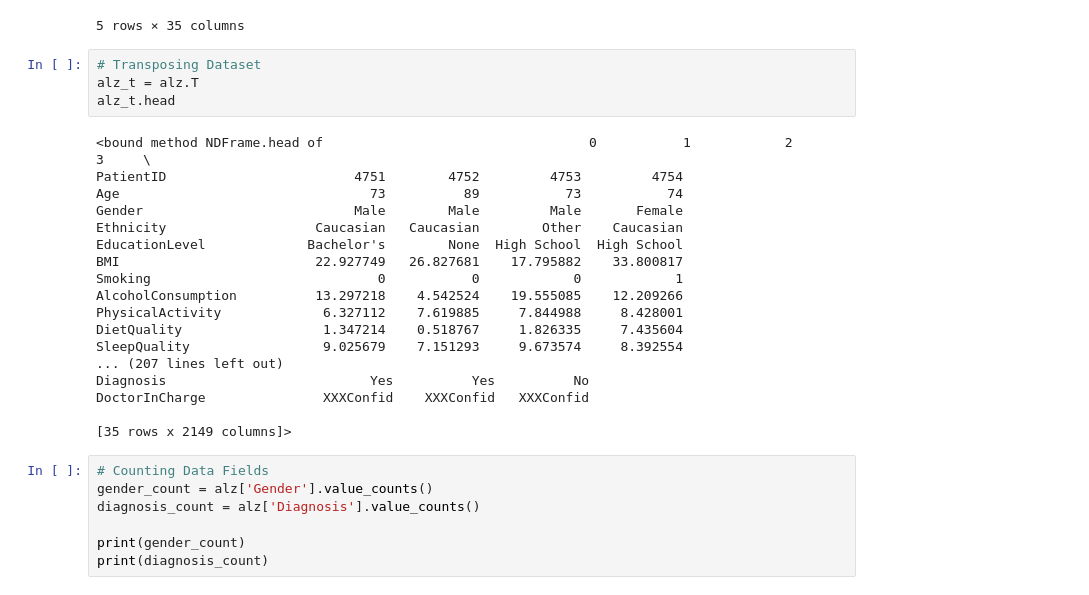
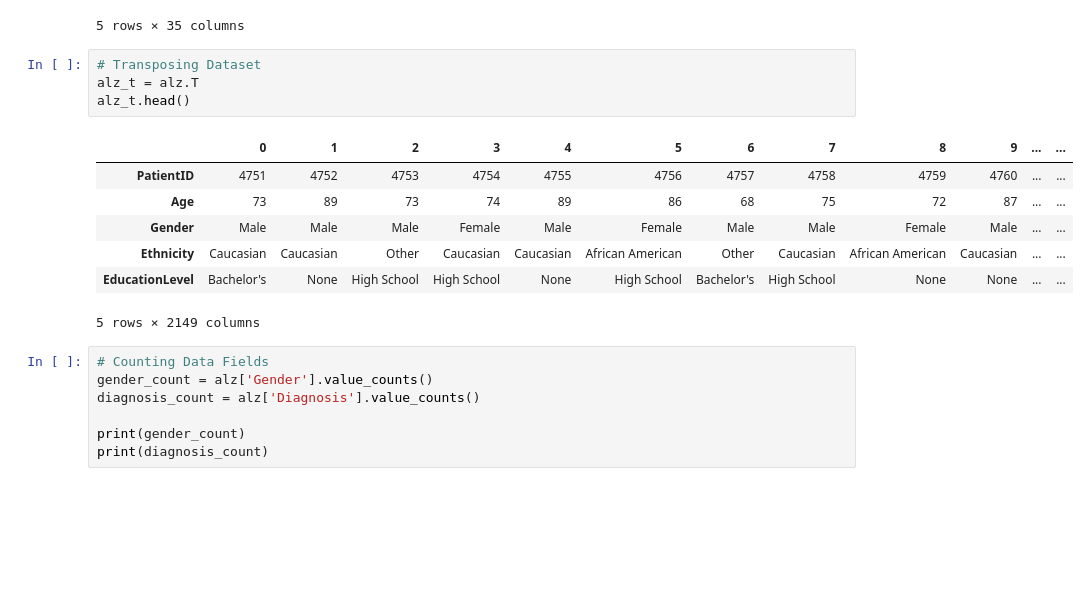
Before and after one commit to vivhoang84/DS-Alzheimer-Prediction, a Jupyter notebook: Alzheimer.ipynb, the cells around one changed output. Drawn from its saved outputs; the diff is of its cells as text; blank space fills up the shorter version.

```diff
--- a/Alzheimer.ipynb
+++ b/Alzheimer.ipynb
@@ -111,25 +101,15 @@ alz.head()
 # %%
 # Transposing Dataset
 alz_t = alz.T
-alz_t.head
+alz_t.head()
 # %% [output]
+|  | 0 | 1 | 2 | 3 | 4 | 5 | 6 | 7 | 8 | 9 | ... | ... |
+| PatientID | 4751 | 4752 | 4753 | 4754 | 4755 | 4756 | 4757 | 4758 | 4759 | 4760 | ... | ... |
+| Age | 73 | 89 | 73 | 74 | 89 | 86 | 68 | 75 | 72 | 87 | ... | ... |
+| Gender | Male | Male | Male | Female | Male | Female | Male | Male | Female | Male | ... | ... |
+| Ethnicity | Caucasian | Caucasian | Other | Caucasian | Caucasian | African American | Other | Caucasian | African American | Caucasian | ... | ... |
+| EducationLevel | Bachelor's | None | High School | High School | None | High School | Bachelor's | High School | None | None | ... | ... |
-<bound method NDFrame.head of                                  0           1            2            3     \
-PatientID                        4751        4752         4753         4754
-Age                                73          89           73           74
-Gender                           Male        Male         Male       Female
-Ethnicity                   Caucasian   Caucasian        Other    Caucasian
-EducationLevel             Bachelor's        None  High School  High School
-BMI                         22.927749   26.827681    17.795882    33.800817
-Smoking                             0           0            0            1
-AlcoholConsumption          13.297218    4.542524    19.555085    12.209266
-PhysicalActivity             6.327112    7.619885     7.844988     8.428001
-DietQuality                  1.347214    0.518767     1.826335     7.435604
-SleepQuality                 9.025679    7.151293     9.673574     8.392554
-... (207 lines left out)
-Diagnosis                          Yes          Yes          No
-DoctorInCharge               XXXConfid    XXXConfid   XXXConfid
-
-[35 rows x 2149 columns]>
+5 rows × 2149 columns
 # %%
 # Counting Data Fields
 gender_count = alz['Gender'].value_counts()
```
Also changed, not shown: parts of 4 cells of this notebook, 2 other files.
